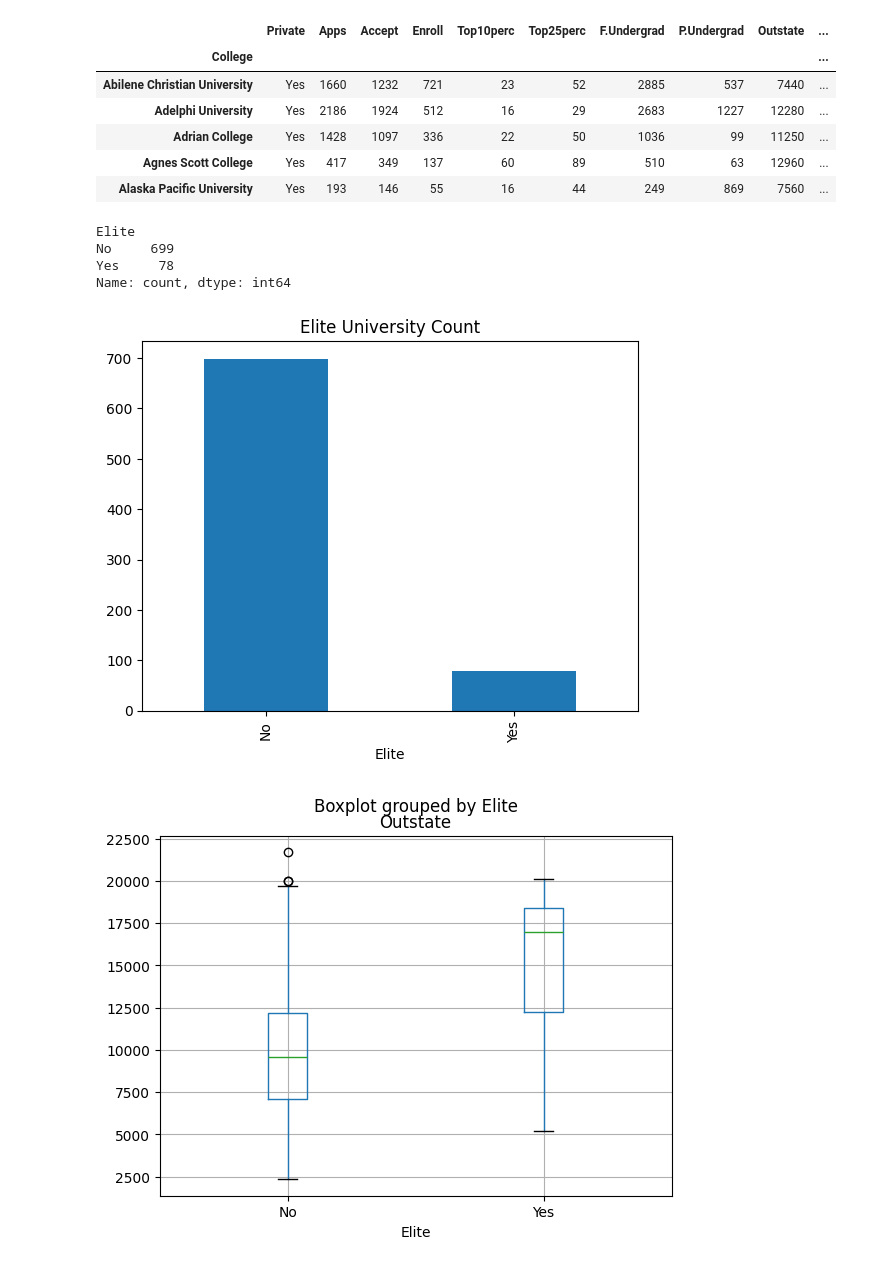
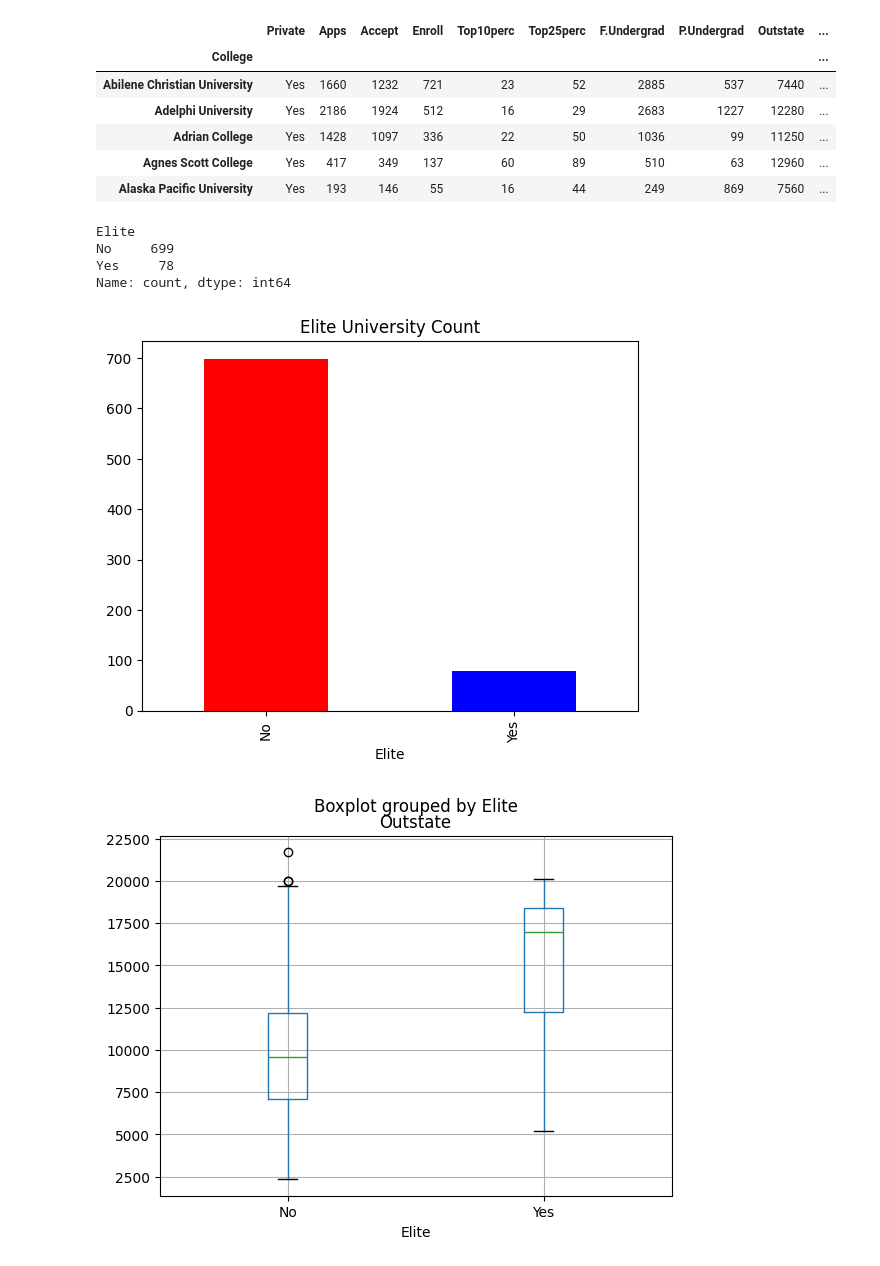
Before and after one commit to Said9633/Python-Programming-Said-Nakhleh, a Jupyter notebook: Labs/Databehanding/Laboration_Databehandling.ipynb, the cells around one changed output. Drawn from its saved outputs; the diff is of its cells as text; code cells hidden in the pictures.

```diff
--- a/Labs/Databehanding/Laboration_Databehandling.ipynb
+++ b/Labs/Databehanding/Laboration_Databehandling.ipynb
@@ -81,14 +104,14 @@ college.head()
 # %%
 college_elite = college['Elite'].value_counts()
 print(college_elite)
-college_elite.plot(kind='bar', title='Elite University Count')
+college_elite.plot(kind='bar',color=['red', 'blue'], title='Elite University Count')
 plt.show()
 # %% [output]
 Elite
 No     699
 Yes     78
 Name: count, dtype: int64
-[figure, old version]
+[figure, new version]
 # %%
 college.boxplot(column='Outstate', by= 'Elite')
 plt.show()
```
Also changed, not shown: parts of 11 cells of this notebook.
